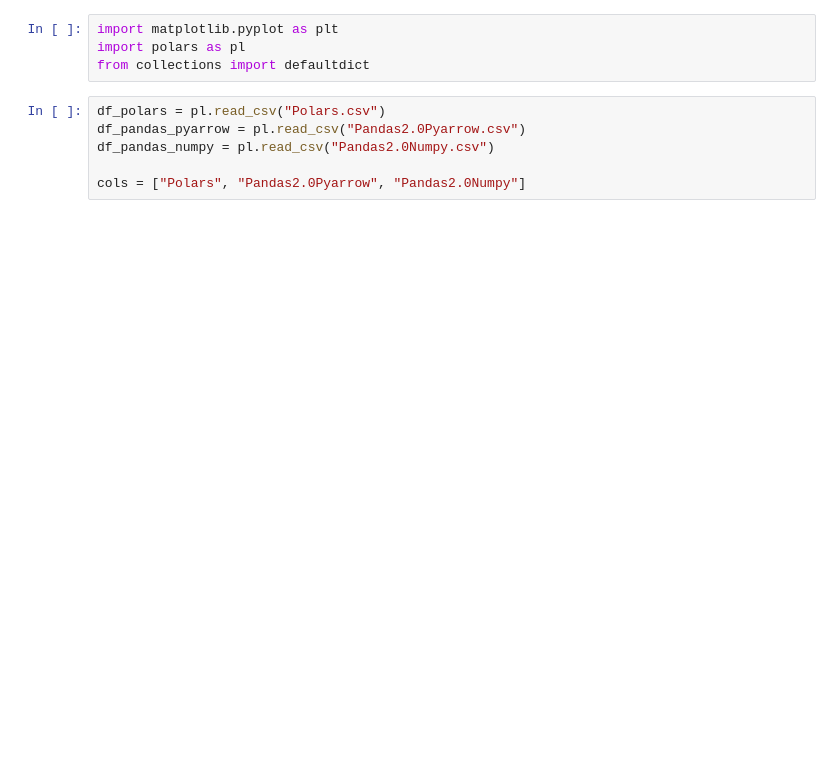
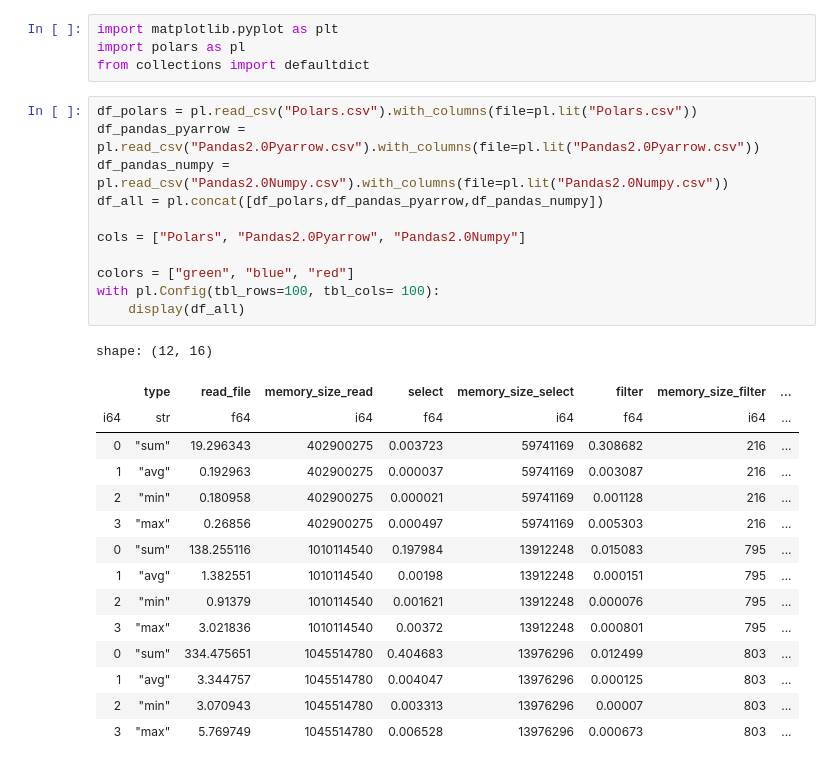
Before and after one commit to chenge97/PolarsVSPandas, a Jupyter notebook: Benchmark.ipynb, the cells around one changed output. Saved outputs shown, nothing was run; the diff lists cells and outputs as text; blank space fills up the shorter version.

```diff
--- a/Benchmark.ipynb
+++ b/Benchmark.ipynb
@@ -26,9 +28,30 @@ import matplotlib.pyplot as plt
 import polars as pl
 from collections import defaultdict
 # %%
-df_polars = pl.read_csv("Polars.csv")
-df_pandas_pyarrow = pl.read_csv("Pandas2.0Pyarrow.csv")
-df_pandas_numpy = pl.read_csv("Pandas2.0Numpy.csv")
+df_polars = pl.read_csv("Polars.csv").with_columns(file=pl.lit("Polars.csv"))
+df_pandas_pyarrow = pl.read_csv("Pandas2.0Pyarrow.csv").with_columns(file=pl.lit("Pandas2.0Pyarrow.csv"))
+df_pandas_numpy = pl.read_csv("Pandas2.0Numpy.csv").with_columns(file=pl.lit("Pandas2.0Numpy.csv"))
+df_all = pl.concat([df_polars,df_pandas_pyarrow,df_pandas_numpy])
 
 cols = ["Polars", "Pandas2.0Pyarrow", "Pandas2.0Numpy"]
+
+colors = ["green", "blue", "red"]
+with pl.Config(tbl_rows=100, tbl_cols= 100):
+    display(df_all)
+# %% [output]
+shape: (12, 16)
+|  | type | read_file | memory_size_read | select | memory_size_select | filter | memory_size_filter | ... |
+| i64 | str | f64 | i64 | f64 | i64 | f64 | i64 | ... |
+| 0 | "sum" | 19.296343 | 402900275 | 0.003723 | 59741169 | 0.308682 | 216 | ... |
+| 1 | "avg" | 0.192963 | 402900275 | 0.000037 | 59741169 | 0.003087 | 216 | ... |
+| 2 | "min" | 0.180958 | 402900275 | 0.000021 | 59741169 | 0.001128 | 216 | ... |
+| 3 | "max" | 0.26856 | 402900275 | 0.000497 | 59741169 | 0.005303 | 216 | ... |
+| 0 | "sum" | 138.255116 | 1010114540 | 0.197984 | 13912248 | 0.015083 | 795 | ... |
+| 1 | "avg" | 1.382551 | 1010114540 | 0.00198 | 13912248 | 0.000151 | 795 | ... |
+| 2 | "min" | 0.91379 | 1010114540 | 0.001621 | 13912248 | 0.000076 | 795 | ... |
+| 3 | "max" | 3.021836 | 1010114540 | 0.00372 | 13912248 | 0.000801 | 795 | ... |
+| 0 | "sum" | 334.475651 | 1045514780 | 0.404683 | 13976296 | 0.012499 | 803 | ... |
+| 1 | "avg" | 3.344757 | 1045514780 | 0.004047 | 13976296 | 0.000125 | 803 | ... |
+| 2 | "min" | 3.070943 | 1045514780 | 0.003313 | 13976296 | 0.00007 | 803 | ... |
+| 3 | "max" | 5.769749 | 1045514780 | 0.006528 | 13976296 | 0.000673 | 803 | ... |
 # %%
```
Also changed, not shown: parts of 5 cells of this notebook.
